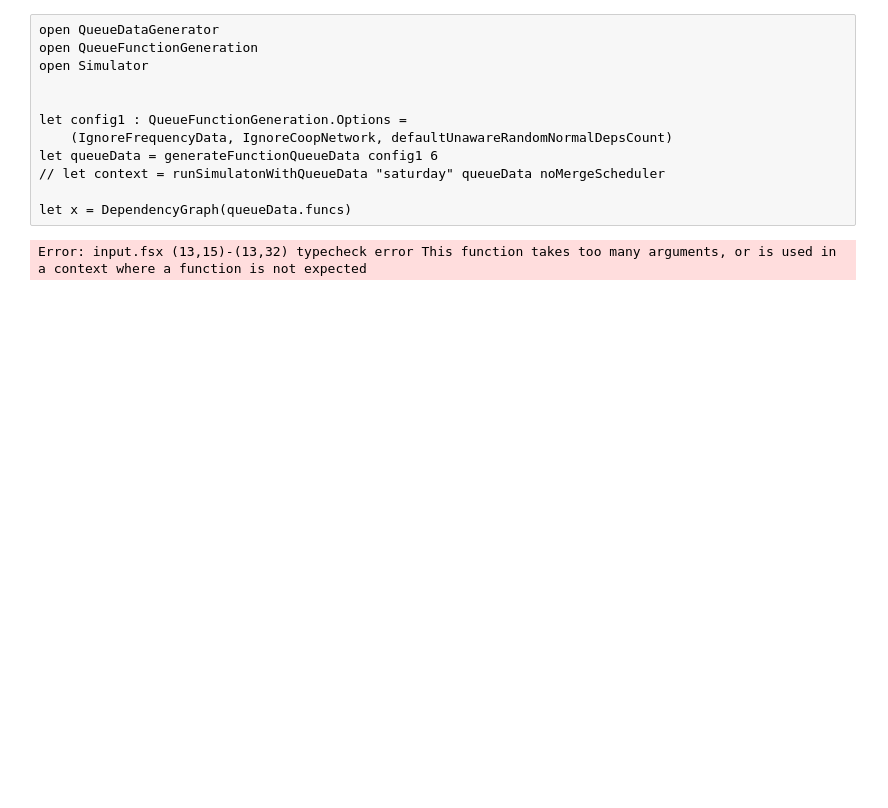
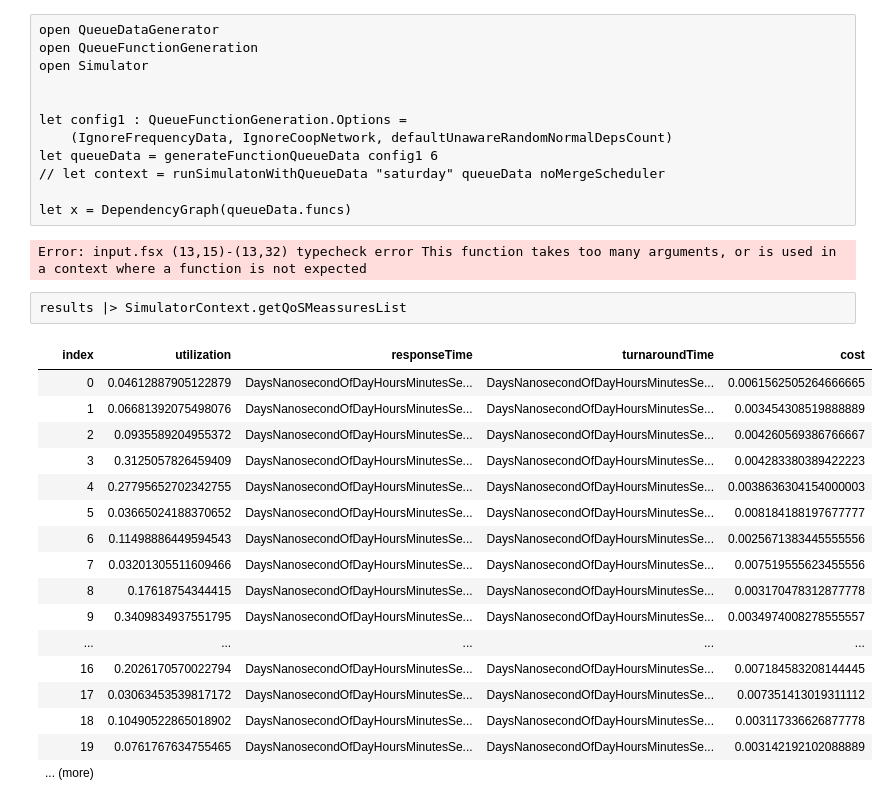
Before and after one commit to avestura/serverless-paper-impl, a Jupyter notebook: src/Main.ipynb, the cells around one changed output. Saved outputs shown, nothing was run; the diff lists cells and outputs as text; blank space fills up the shorter version.

```diff
--- a/src/Main.ipynb
+++ b/src/Main.ipynb
@@ -113,3 +136,23 @@ let queueData = generateFunctionQueueData config1 6
 let x = DependencyGraph(queueData.funcs)
 # %% [output]
 Error: input.fsx (13,15)-(13,32) typecheck error This function takes too many arguments, or is used in a context where a function is not expected
+# %%
+results |> SimulatorContext.getQoSMeassuresList
+# %% [output]
+| index | utilization | responseTime | turnaroundTime | cost |
+| 0 | 0.04612887905122879 | DaysNanosecondOfDayHoursMinutesSe... | DaysNanosecondOfDayHoursMinutesSe... | 0.0061562505264666665 |
+| 1 | 0.06681392075498076 | DaysNanosecondOfDayHoursMinutesSe... | DaysNanosecondOfDayHoursMinutesSe... | 0.003454308519888889 |
+| 2 | 0.0935589204955372 | DaysNanosecondOfDayHoursMinutesSe... | DaysNanosecondOfDayHoursMinutesSe... | 0.004260569386766667 |
+| 3 | 0.3125057826459409 | DaysNanosecondOfDayHoursMinutesSe... | DaysNanosecondOfDayHoursMinutesSe... | 0.004283380389422223 |
+| 4 | 0.27795652702342755 | DaysNanosecondOfDayHoursMinutesSe... | DaysNanosecondOfDayHoursMinutesSe... | 0.0038636304154000003 |
+| 5 | 0.03665024188370652 | DaysNanosecondOfDayHoursMinutesSe... | DaysNanosecondOfDayHoursMinutesSe... | 0.008184188197677777 |
+| 6 | 0.11498886449594543 | DaysNanosecondOfDayHoursMinutesSe... | DaysNanosecondOfDayHoursMinutesSe... | 0.0025671383445555556 |
+| 7 | 0.03201305511609466 | DaysNanosecondOfDayHoursMinutesSe... | DaysNanosecondOfDayHoursMinutesSe... | 0.007519555623455556 |
+| 8 | 0.17618754344415 | DaysNanosecondOfDayHoursMinutesSe... | DaysNanosecondOfDayHoursMinutesSe... | 0.003170478312877778 |
+| 9 | 0.3409834937551795 | DaysNanosecondOfDayHoursMinutesSe... | DaysNanosecondOfDayHoursMinutesSe... | 0.0034974008278555557 |
+| ... | ... | ... | ... | ... |
+| 16 | 0.2026170570022794 | DaysNanosecondOfDayHoursMinutesSe... | DaysNanosecondOfDayHoursMinutesSe... | 0.007184583208144445 |
+| 17 | 0.03063453539817172 | DaysNanosecondOfDayHoursMinutesSe... | DaysNanosecondOfDayHoursMinutesSe... | 0.007351413019311112 |
+| 18 | 0.10490522865018902 | DaysNanosecondOfDayHoursMinutesSe... | DaysNanosecondOfDayHoursMinutesSe... | 0.003117336626877778 |
+| 19 | 0.0761767634755465 | DaysNanosecondOfDayHoursMinutesSe... | DaysNanosecondOfDayHoursMinutesSe... | 0.003142192102088889 |
+| ... (more) |  |  |  |  |
```
Also changed, not shown: parts of 5 cells of this notebook, 2 other files.
